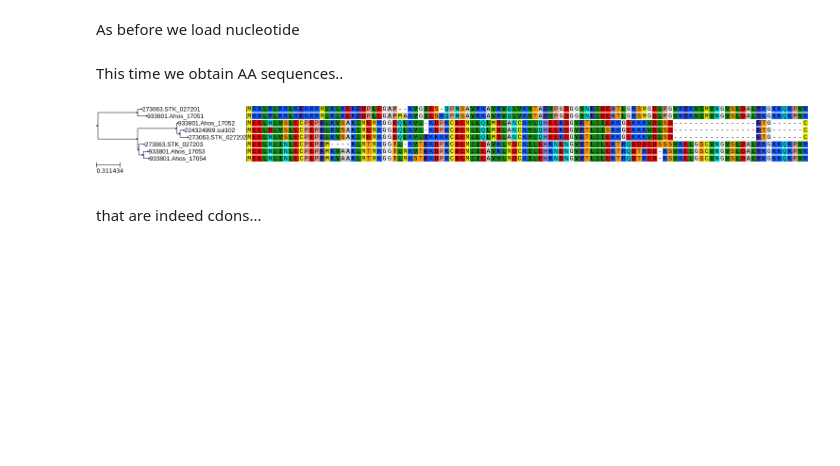
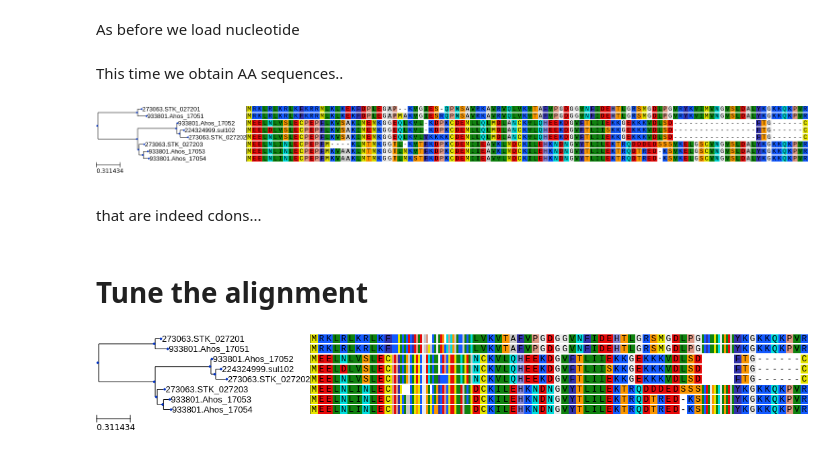
Before and after one commit to etetoolkit/course, a Jupyter notebook: nb/05-linking_trees_and_alignments/05-linking_trees_and_alignments.ipynb, the cells around one changed output. Cells and saved outputs as stored; diff of their text form; code cells hidden in the pictures; blank space fills up the shorter version.

Commit message:
added alignments tuning

```diff
--- a/nb/05-linking_trees_and_alignments/05-linking_trees_and_alignments.ipynb
+++ b/nb/05-linking_trees_and_alignments/05-linking_trees_and_alignments.ipynb
@@ -54,3 +54,5 @@ tree.render('%%inline')
 that are indeed cdons...
 # %%
 tree.show()
+# %% [markdown]
+# Tune the alignment
@@ -56,0 +61,14 @@ tree.show()
+# %%
+def layout_long_ali(node):
+    if node.is_leaf() and hasattr(node, "sequence"):
+        seqface =  SequenceFace(node.sequence, "aa",
+                                fsize=10, special_col=[[10,50],[81, 97]],
+                                alt_col_w=3, col_w=11, interactive=True)
+        faces.add_face_to_node(seqface, node, 1, aligned=True)
+# %%
+ts = TreeStyle()
+ts.show_leaf_name = True
+ts.layout_fn = layout_long_ali
+tree.render('%%inline', tree_style=ts)
+# %% [output]
+[figure, added]
```
Also changed, not shown: parts of 2 cells of this notebook.
